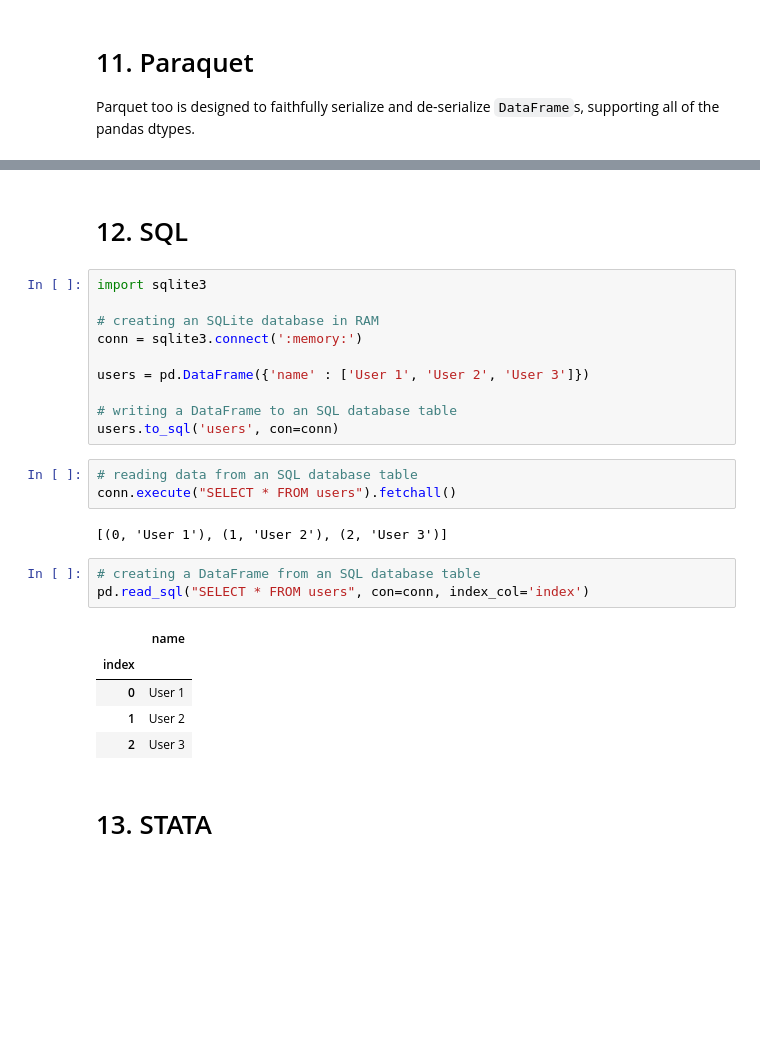
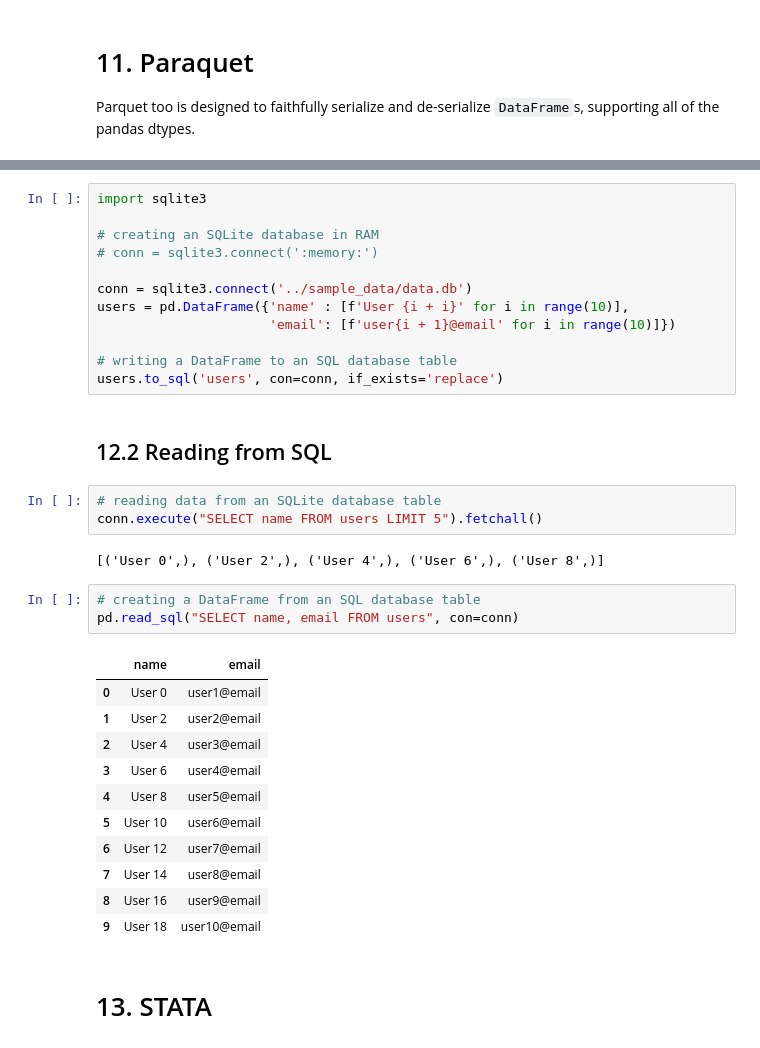
Before and after one commit to Tim-Abwao/learning-pandas, a Jupyter notebook: Going through the User Guide/IO tools.ipynb, the cells around one changed output, grey strips where cells are left out. Saved outputs shown, nothing was run; the diff lists cells and outputs as text; blank space fills up the shorter version.

```diff
--- a/Going through the User Guide/IO tools.ipynb
+++ b/Going through the User Guide/IO tools.ipynb
@@ -289,29 +414,37 @@ dtype: object
+# %%
+import sqlite3
+
+# creating an SQLite database in RAM
+# conn = sqlite3.connect(':memory:')
+
+conn = sqlite3.connect('../sample_data/data.db')
+users = pd.DataFrame({'name' : [f'User {i + i}' for i in range(10)],
+                      'email': [f'user{i + 1}@email' for i in range(10)]})
+
+# writing a DataFrame to an SQL database table
+users.to_sql('users', con=conn, if_exists='replace')
 # %% [markdown]
-# 12. SQL
+## 12.2 Reading from SQL
-# %%
-import sqlite3
-
-# creating an SQLite database in RAM
-conn = sqlite3.connect(':memory:')
-
-users = pd.DataFrame({'name' : ['User 1', 'User 2', 'User 3']})
-
-# writing a DataFrame to an SQL database table
-users.to_sql('users', con=conn)
 # %%
-# reading data from an SQL database table
-conn.execute("SELECT * FROM users").fetchall()
+# reading data from an SQLite database table
+conn.execute("SELECT name FROM users LIMIT 5").fetchall()
 # %% [output]
-[(0, 'User 1'), (1, 'User 2'), (2, 'User 3')]
+[('User 0',), ('User 2',), ('User 4',), ('User 6',), ('User 8',)]
 # %%
 # creating a DataFrame from an SQL database table
-pd.read_sql("SELECT * FROM users", con=conn, index_col='index')
+pd.read_sql("SELECT name, email FROM users", con=conn)
 # %% [output]
-|  | name |
-| index |  |
-| 0 | User 1 |
-| 1 | User 2 |
-| 2 | User 3 |
+|  | name | email |
+| 0 | User 0 | user1@email |
+| 1 | User 2 | user2@email |
+| 2 | User 4 | user3@email |
+| 3 | User 6 | user4@email |
+| 4 | User 8 | user5@email |
+| 5 | User 10 | user6@email |
+| 6 | User 12 | user7@email |
+| 7 | User 14 | user8@email |
+| 8 | User 16 | user9@email |
+| 9 | User 18 | user10@email |
 # %% [markdown]
 # 13. STATA
 # %%
```
Also changed, not shown: parts of 50 cells of this notebook.
